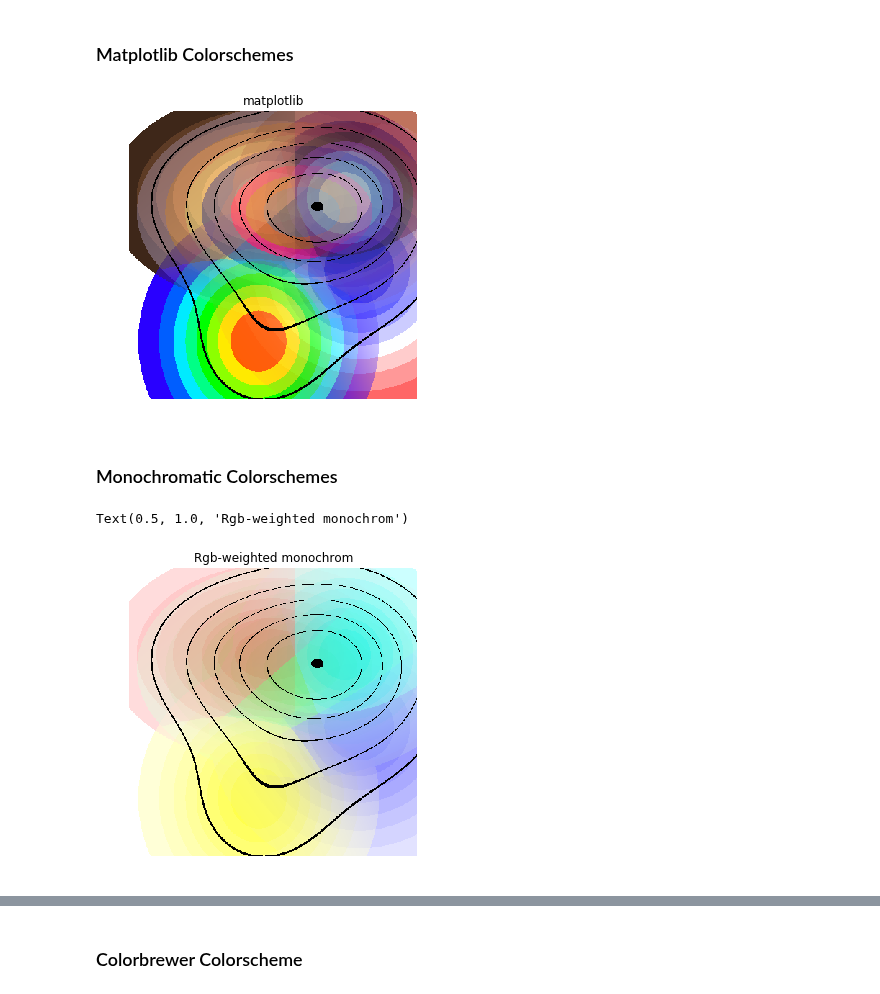
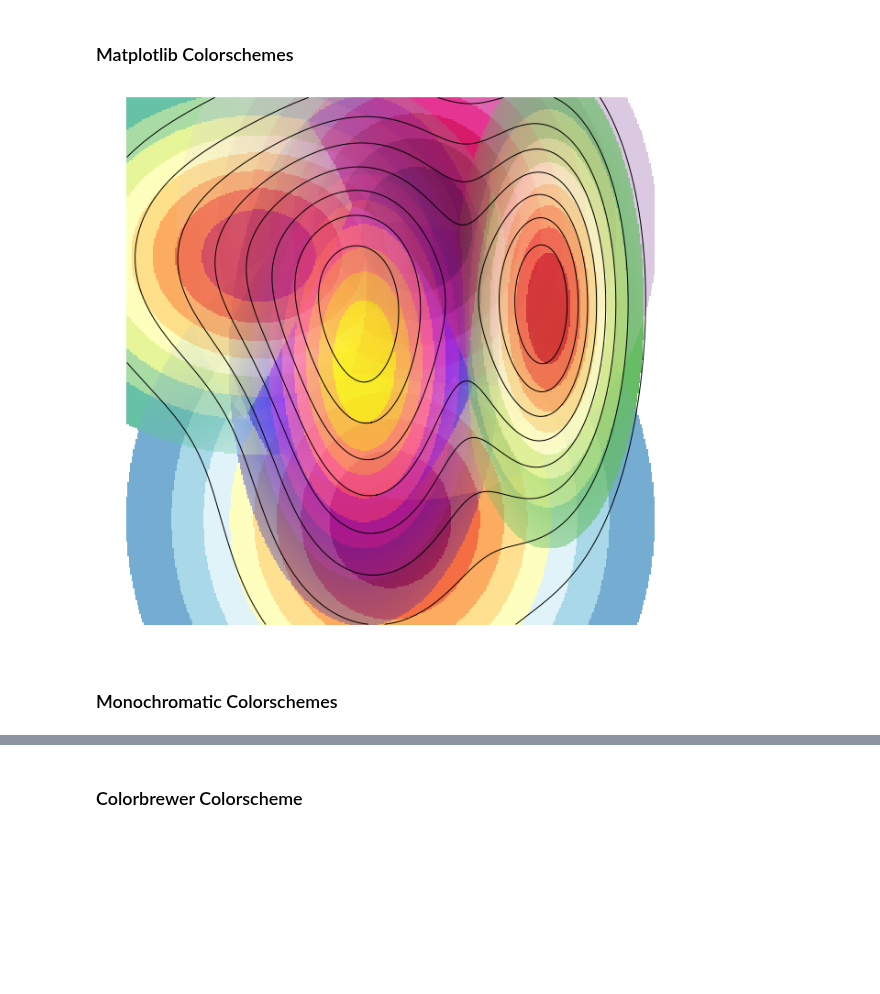
Before and after one commit to asver12/contour-maps-visualization, a Jupyter notebook: Global-density-knowledge.ipynb, the cells around one changed output, grey strips where cells are left out. Cells and saved outputs as stored; diff of their text form; code cells hidden in the pictures; blank space fills up the shorter version.

Commit message:
added c picture merge

```diff
--- a/Global-density-knowledge.ipynb
+++ b/Global-density-knowledge.ipynb
@@ -82,8 +86,8 @@ default_brewer_list = helper.generate_brewer_plot_from_gaussians(z_list[:number_
 ## Weight Color-space
 # %%
 z_sum = z_list[0].copy()
-z_min, z_max = np.min(z_list[0]), np.max(z_list[1])
-for i in z_list:
+z_min, z_max = np.min(z_list[0]), np.max(z_list[0])
+for i in z_list[1:]:
     i_min = np.min(i)
     i_max = np.max(i)
     print("Min: {} vs {}".format(z_min, i_min))
@@ -143,17 +145,11 @@ Matplotlib is pointless since you cant weight it. Atleast I dunno how
 ### Matplotlib Colorschemes
 # %%
 mixed_matplotlib, alpha_new = picture_worker.combine_multiple_images_hierarchic(hierarchic_blending_operator.porter_duff_source_over, img_list_matplotlib, z_list)
-# %%
-mixed_matplotlib = picture_worker.find_contour_lines(z_sum, mixed_matplotlib, 7)
-# %%
-#displays an image
-plt.imshow(mixed_matplotlib)
-plt.subplots_adjust(0, 0, 1, 1)
-plt.axis("off")
-plt.title("matplotlib")
-plt.show()
-# %% [output]
-[figure, removed]
+# %%
+#displays an image
+picture_worker.plot_image(mixed_matplotlib, None, z_sum)
+# %% [output]
+[figure, added]
 # %% [markdown]
 ### Monochromatic Colorschemes
 # %%
@@ -163,9 +156,0 @@ rgb_mixed_monochrom = picture_worker.find_contour_lines(z_sum, rgb_mixed_monochr
-# %%
-#displays an image
-plt.imshow(rgb_mixed_monochrom)
-plt.subplots_adjust(0, 0, 1, 1)
-plt.axis("off")
-plt.title("Rgb-weighted monochrom")
-# %% [output]
-Text(0.5, 1.0, 'Rgb-weighted monochrom')
-[figure, removed]
```
Also changed, not shown: parts of 28 cells of this notebook, 26 other files.
